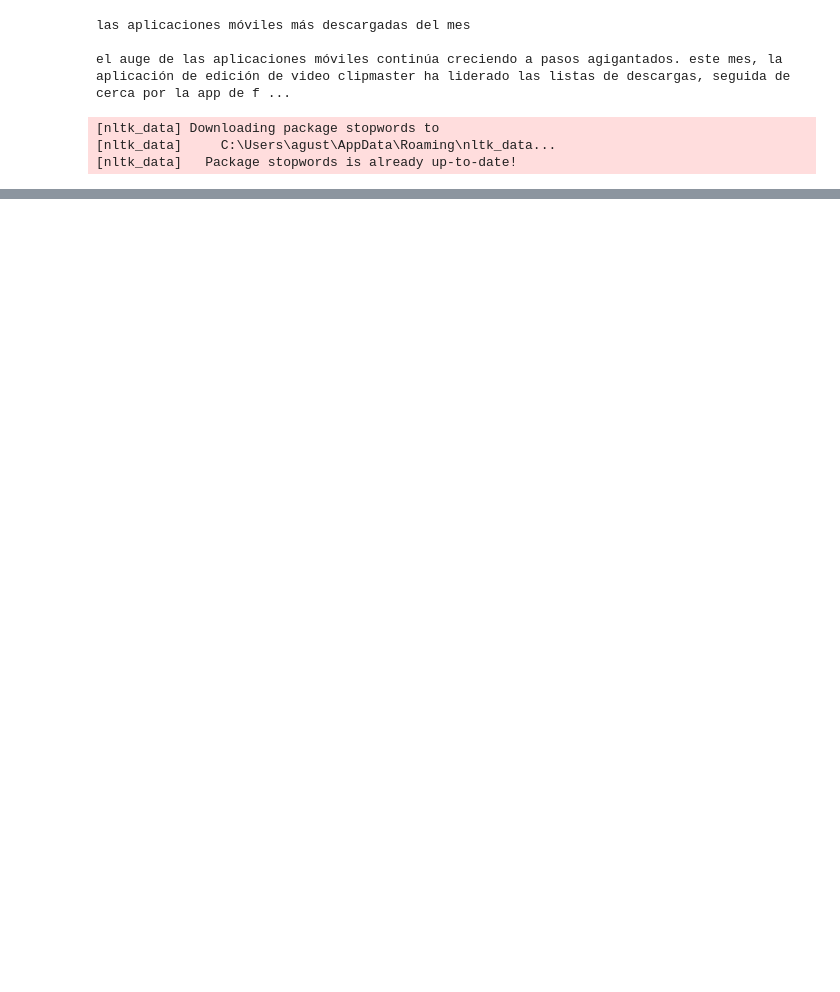
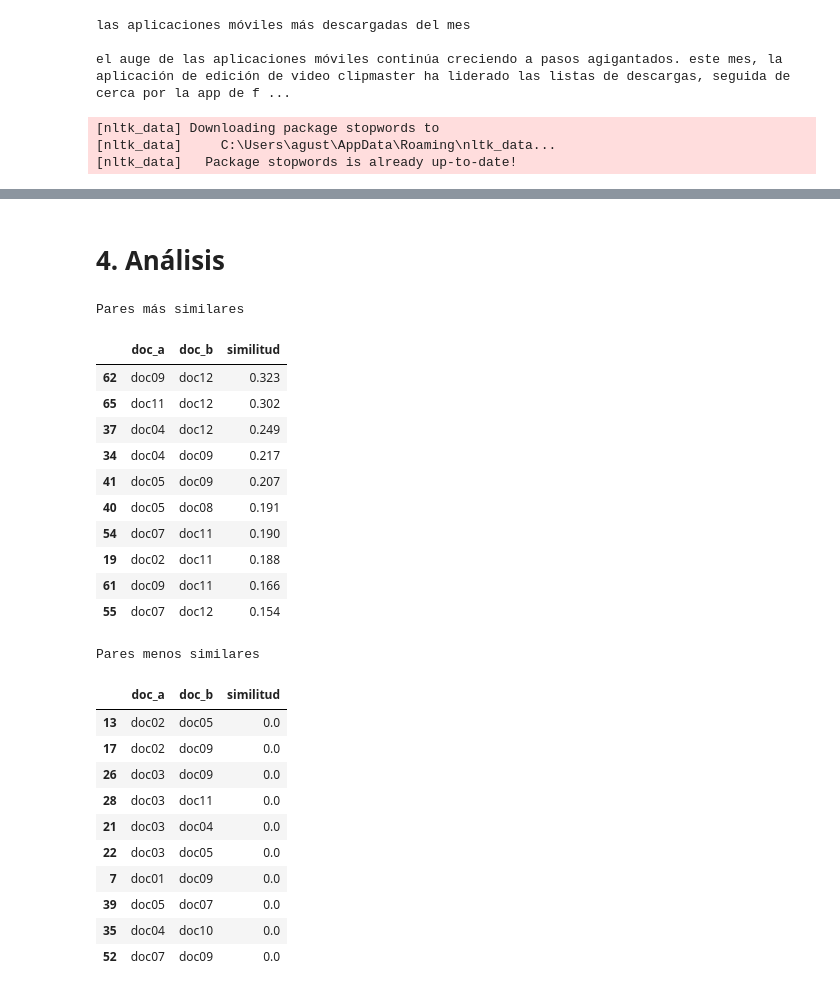
Before and after one commit to Agustin-Casebonne/PLN, a Jupyter notebook: practica2/practica_2.ipynb, the cells around one changed output, grey strips where cells are left out. Drawn from its saved outputs; the diff is of its cells as text; code cells hidden in the pictures; blank space fills up the shorter version.

```diff
--- a/practica2/practica_2.ipynb
+++ b/practica2/practica_2.ipynb
@@ -55,0 +167,41 @@ hoy se anunció el lanzamiento del último smartphone de la reconocida marca tec
+# %% [markdown]
+# 4. Análisis
+# %%
+# Armar la lista de todos los pares de documentos, sin repetir (doc1-doc2 es igual que doc2-doc1)
+pares = []
+for i in range(n):
+    for j in range(i + 1, n):
+        pares.append([nombres[i], nombres[j], sim[i, j]])
+
+df_pares = pd.DataFrame(pares, columns=["doc_a", "doc_b", "similitud"])
+df_pares = df_pares.sort_values("similitud", ascending=False)
+
+print("Pares más similares")
+display(df_pares.head(10).round(3))
+print("Pares menos similares")
+display(df_pares.tail(10).round(3))
+# %% [output]
+Pares más similares
+|  | doc_a | doc_b | similitud |
+| 62 | doc09 | doc12 | 0.323 |
+| 65 | doc11 | doc12 | 0.302 |
+| 37 | doc04 | doc12 | 0.249 |
+| 34 | doc04 | doc09 | 0.217 |
+| 41 | doc05 | doc09 | 0.207 |
+| 40 | doc05 | doc08 | 0.191 |
+| 54 | doc07 | doc11 | 0.190 |
+| 19 | doc02 | doc11 | 0.188 |
+| 61 | doc09 | doc11 | 0.166 |
+| 55 | doc07 | doc12 | 0.154 |
+Pares menos similares
+|  | doc_a | doc_b | similitud |
+| 13 | doc02 | doc05 | 0.0 |
+| 17 | doc02 | doc09 | 0.0 |
+| 26 | doc03 | doc09 | 0.0 |
+| 28 | doc03 | doc11 | 0.0 |
+| 21 | doc03 | doc04 | 0.0 |
+| 22 | doc03 | doc05 | 0.0 |
+| 7 | doc01 | doc09 | 0.0 |
+| 39 | doc05 | doc07 | 0.0 |
+| 35 | doc04 | doc10 | 0.0 |
+| 52 | doc07 | doc09 | 0.0 |
```
Also changed, not shown: parts of 11 cells of this notebook, 1 other file.
